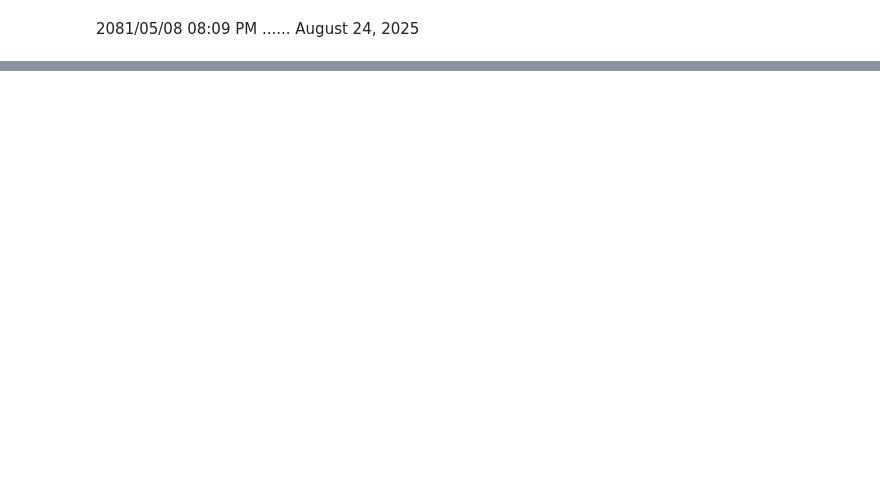
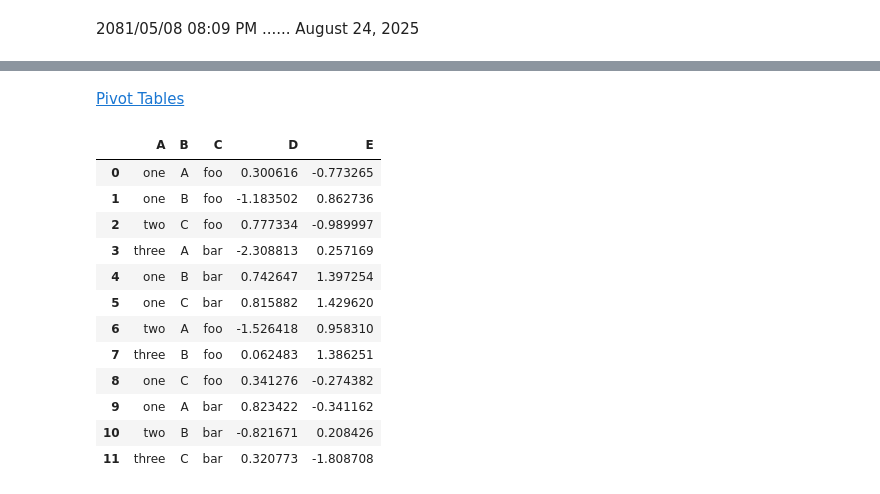
Before and after one commit to BimalGhimire38/PanDas_for_data_science_and_machine_learning, a Jupyter notebook: pandas_basic_part_03.ipynb, the cells around one changed output, grey strips where cells are left out. Cells and saved outputs as stored; diff of their text form; code cells hidden in the pictures; blank space fills up the shorter version.

```diff
--- a/pandas_basic_part_03.ipynb
+++ b/pandas_basic_part_03.ipynb
@@ -678,0 +758,28 @@ df.groupby("A")[["C"]].sum()
+# %% [markdown]
+[Pivot Tables](https://pandas.pydata.org/pandas-docs/stable/user_guide/10min.html#:~:text=B%20%2D0.693205%20%201.591431-,Pivot%20tables,-%23)
+# %%
+df = pd.DataFrame(
+    {
+        "A":["one","one","two","three"] * 3,
+        "B":["A","B","C"]*4,
+        "C":["foo","foo","foo","bar","bar","bar"]*2,
+        "D":np.random.randn(12),
+        "E": np.random.randn(12),
+    }
+)
+# %%
+df
+# %% [output]
+|  | A | B | C | D | E |
+| 0 | one | A | foo | 0.300616 | -0.773265 |
+| 1 | one | B | foo | -1.183502 | 0.862736 |
+| 2 | two | C | foo | 0.777334 | -0.989997 |
+| 3 | three | A | bar | -2.308813 | 0.257169 |
+| 4 | one | B | bar | 0.742647 | 1.397254 |
+| 5 | one | C | bar | 0.815882 | 1.429620 |
+| 6 | two | A | foo | -1.526418 | 0.958310 |
+| 7 | three | B | foo | 0.062483 | 1.386251 |
+| 8 | one | C | foo | 0.341276 | -0.274382 |
+| 9 | one | A | bar | 0.823422 | -0.341162 |
+| 10 | two | B | bar | -0.821671 | 0.208426 |
+| 11 | three | C | bar | 0.320773 | -1.808708 |
```
Also changed, not shown: parts of 59 cells of this notebook.
